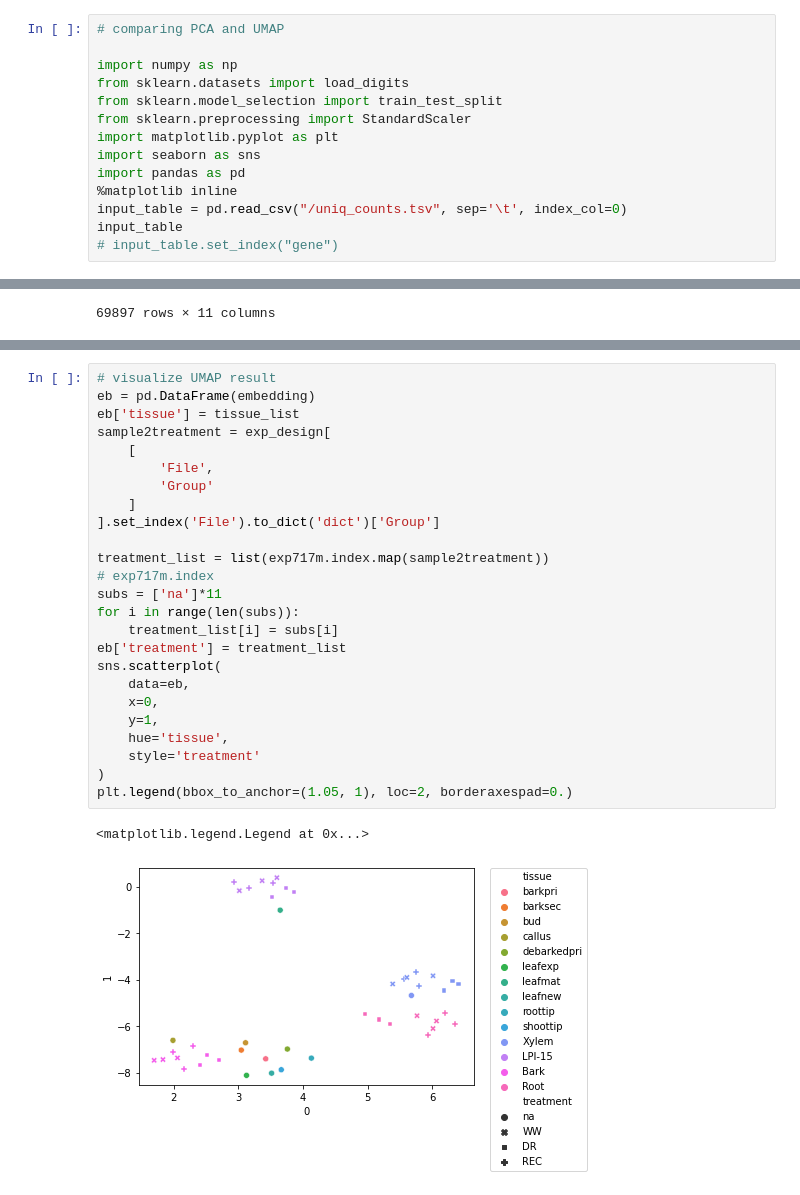
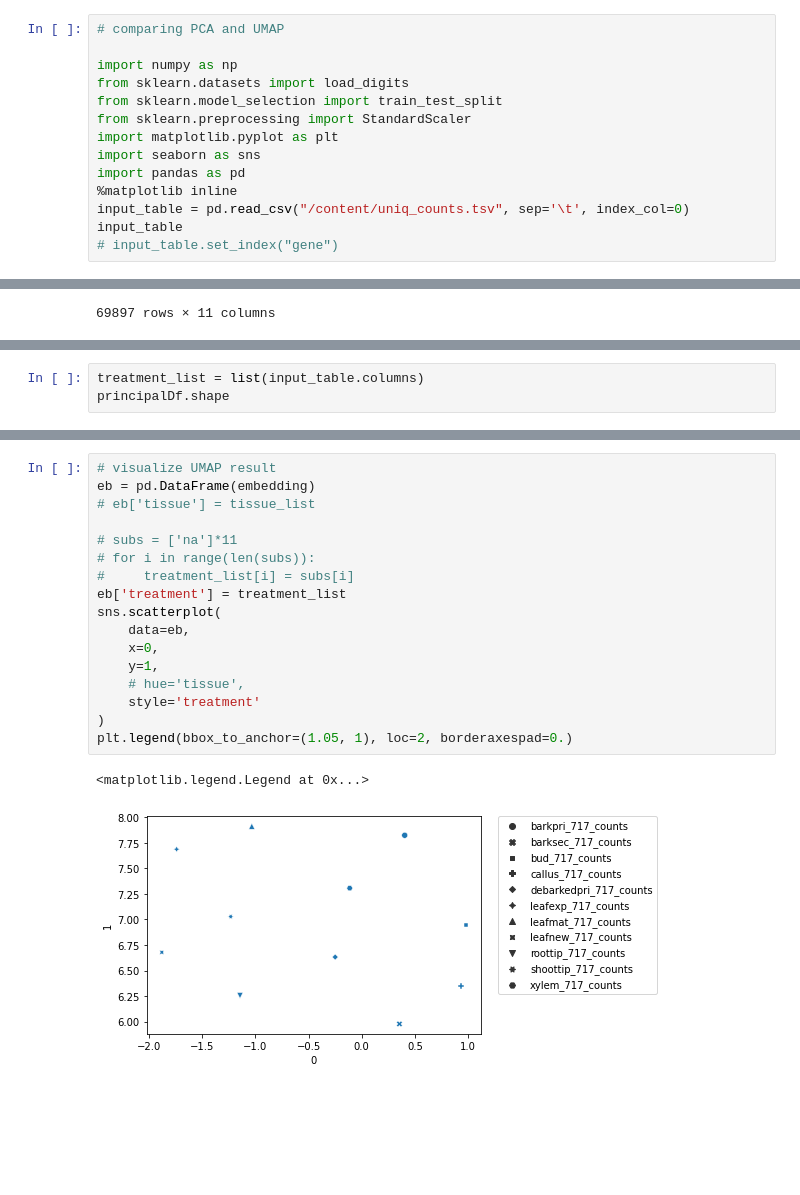
Before and after one commit to ChenHsieh/COLAB_notebooks, a Jupyter notebook: dimension_reduction.ipynb, the cells around one changed output, grey strips where cells are left out. Cells and saved outputs as stored; diff of their text form; blank space fills up the shorter version.

```diff
--- a/dimension_reduction.ipynb
+++ b/dimension_reduction.ipynb
@@ -11,7 +11,7 @@ import matplotlib.pyplot as plt
 import seaborn as sns
 import pandas as pd
 %matplotlib inline
-input_table = pd.read_csv("/uniq_counts.tsv", sep='\t', index_col=0)
+input_table = pd.read_csv("/content/uniq_counts.tsv", sep='\t', index_col=0)
 input_table
 # input_table.set_index("gene")
 # %% [output]
@@ -47,0 +48,3 @@ Wall time: 266 ms
+# %%
+treatment_list = list(input_table.columns)
+principalDf.shape
@@ -80,28 +95,20 @@ ModuleNotFoundError: ignored
 # %%
 # visualize UMAP result
 eb = pd.DataFrame(embedding)
-eb['tissue'] = tissue_list
-sample2treatment = exp_design[
-    [
-        'File',
-        'Group'
-    ]
-].set_index('File').to_dict('dict')['Group']
+# eb['tissue'] = tissue_list
 
-treatment_list = list(exp717m.index.map(sample2treatment))
-# exp717m.index
-subs = ['na']*11
-for i in range(len(subs)):
-    treatment_list[i] = subs[i]
+# subs = ['na']*11
+# for i in range(len(subs)):
+#     treatment_list[i] = subs[i]
 eb['treatment'] = treatment_list
 sns.scatterplot(
     data=eb,
     x=0,
     y=1,
-    hue='tissue',
+    # hue='tissue',
     style='treatment'
 )
 plt.legend(bbox_to_anchor=(1.05, 1), loc=2, borderaxespad=0.)
 # %% [output]
 <matplotlib.legend.Legend at 0x...>
-[figure, old version]
+[figure, new version]
```
Also changed, not shown: parts of 5 cells of this notebook.
